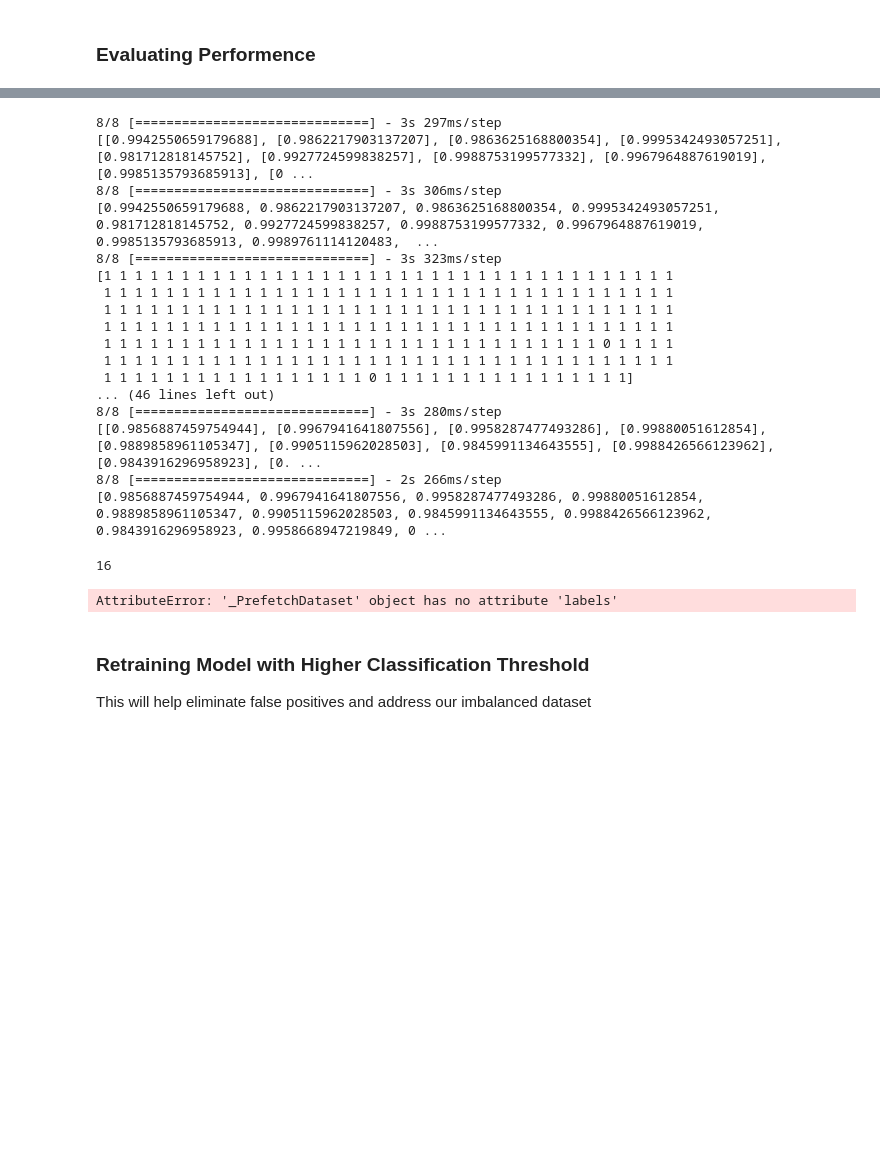
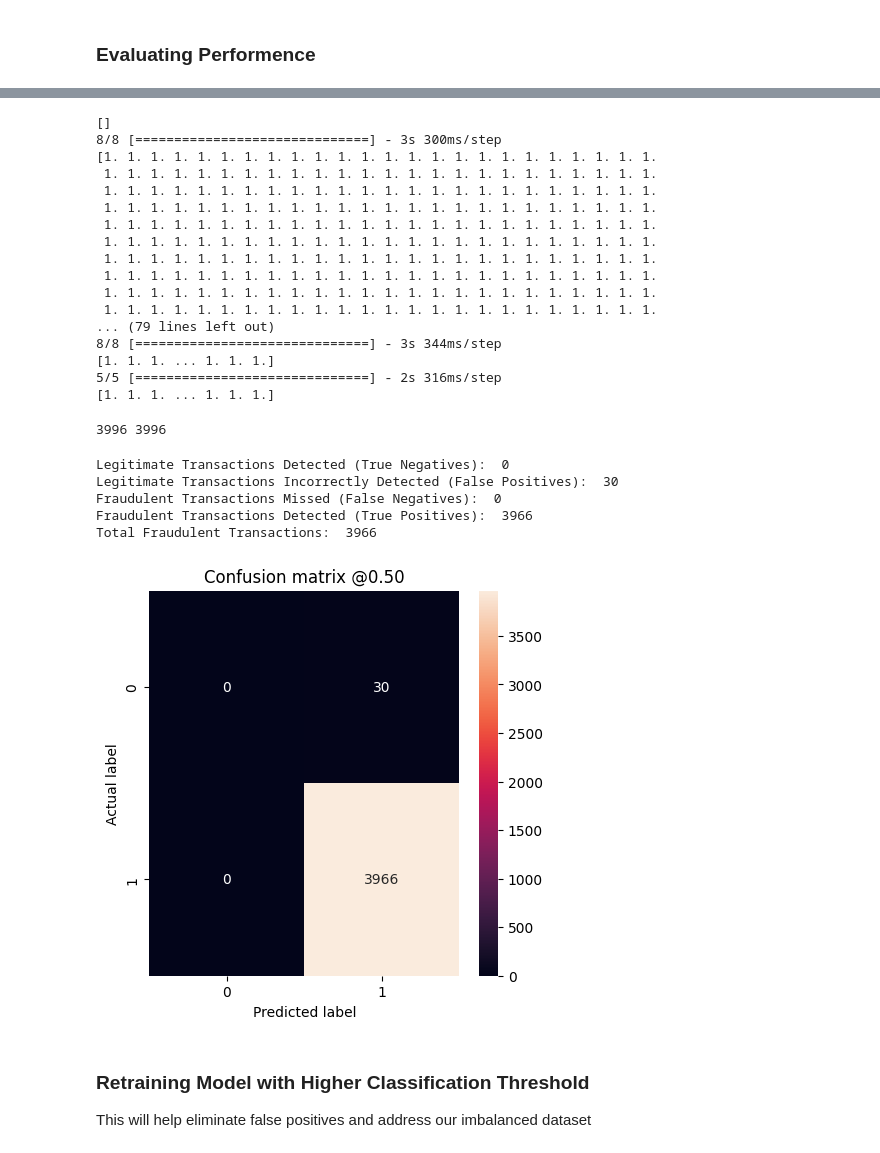
Before and after one commit to pinstripezebra/graffiti_prediction_model, a Jupyter notebook: model_training.ipynb, the cells around one changed output, grey strips where cells are left out. Saved outputs shown, nothing was run; the diff lists cells and outputs as text; code cells hidden in the pictures; blank space fills up the shorter version.

```diff
--- a/model_training.ipynb
+++ b/model_training.ipynb
@@ -193,8 +193,9 @@ for x, y in val_ds:
   #predictions = np.concatenate([predictions, my_model.predict(x)])
     #labels = np.concatenate([labels, np.argmax(y.numpy(), axis=1)])
     #print(y.numpy())
-    print(my_model.predict(x).tolist())
-    predictions = [i[0] for i in my_model.predict(x).tolist()[0]]
+    #print(my_model.predict(x).tolist())
+    #predictions = [i[0] for i in my_model.predict(x).tolist()]
+    #labels = np.concatenate([labels, y.numpy()])
     print(predictions)
     #predictions = np.concatenate([predictions, my_model.predict(x)])
     try:
@@ -202,38 +203,48 @@ for x, y in val_ds:
         labels = np.concatenate([labels, y.numpy()])
         #predictions.append(my_model.predict(x))
         predictions = np.concatenate([predictions,
-                                      [i[0] for i in my_model.predict(x).tolist()[0]]])
+                                      [round(i[0],0) for i in my_model.predict(x).tolist()]])
     except:
-        print(y.numpy())
+        #print(y.numpy())
+        print("fail")
 
 print(predictions)
+predictions = [int(round(i, 0)) for i in predictions]
 # %% [output]
-8/8 [==============================] - 3s 297ms/step
-[[0.9942550659179688], [0.9862217903137207], [0.9863625168800354], [0.9995342493057251], [0.981712818145752], [0.9927724599838257], [0.9988753199577332], [0.9967964887619019], [0.9985135793685913], [0 ...
-8/8 [==============================] - 3s 306ms/step
-[0.9942550659179688, 0.9862217903137207, 0.9863625168800354, 0.9995342493057251, 0.981712818145752, 0.9927724599838257, 0.9988753199577332, 0.9967964887619019, 0.9985135793685913, 0.9989761114120483,  ...
-8/8 [==============================] - 3s 323ms/step
-[1 1 1 1 1 1 1 1 1 1 1 1 1 1 1 1 1 1 1 1 1 1 1 1 1 1 1 1 1 1 1 1 1 1 1 1 1
- 1 1 1 1 1 1 1 1 1 1 1 1 1 1 1 1 1 1 1 1 1 1 1 1 1 1 1 1 1 1 1 1 1 1 1 1 1
- 1 1 1 1 1 1 1 1 1 1 1 1 1 1 1 1 1 1 1 1 1 1 1 1 1 1 1 1 1 1 1 1 1 1 1 1 1
- 1 1 1 1 1 1 1 1 1 1 1 1 1 1 1 1 1 1 1 1 1 1 1 1 1 1 1 1 1 1 1 1 1 1 1 1 1
- 1 1 1 1 1 1 1 1 1 1 1 1 1 1 1 1 1 1 1 1 1 1 1 1 1 1 1 1 1 1 1 1 0 1 1 1 1
- 1 1 1 1 1 1 1 1 1 1 1 1 1 1 1 1 1 1 1 1 1 1 1 1 1 1 1 1 1 1 1 1 1 1 1 1 1
- 1 1 1 1 1 1 1 1 1 1 1 1 1 1 1 1 1 0 1 1 1 1 1 1 1 1 1 1 1 1 1 1 1 1]
-... (46 lines left out)
-8/8 [==============================] - 3s 280ms/step
-[[0.9856887459754944], [0.9967941641807556], [0.9958287477493286], [0.99880051612854], [0.9889858961105347], [0.9905115962028503], [0.9845991134643555], [0.9988426566123962], [0.9843916296958923], [0. ...
-8/8 [==============================] - 2s 266ms/step
-[0.9856887459754944, 0.9967941641807556, 0.9958287477493286, 0.99880051612854, 0.9889858961105347, 0.9905115962028503, 0.9845991134643555, 0.9988426566123962, 0.9843916296958923, 0.9958668947219849, 0 ...
+[]
+8/8 [==============================] - 3s 300ms/step
+[1. 1. 1. 1. 1. 1. 1. 1. 1. 1. 1. 1. 1. 1. 1. 1. 1. 1. 1. 1. 1. 1. 1. 1.
+ 1. 1. 1. 1. 1. 1. 1. 1. 1. 1. 1. 1. 1. 1. 1. 1. 1. 1. 1. 1. 1. 1. 1. 1.
+ 1. 1. 1. 1. 1. 1. 1. 1. 1. 1. 1. 1. 1. 1. 1. 1. 1. 1. 1. 1. 1. 1. 1. 1.
+ 1. 1. 1. 1. 1. 1. 1. 1. 1. 1. 1. 1. 1. 1. 1. 1. 1. 1. 1. 1. 1. 1. 1. 1.
+ 1. 1. 1. 1. 1. 1. 1. 1. 1. 1. 1. 1. 1. 1. 1. 1. 1. 1. 1. 1. 1. 1. 1. 1.
+ 1. 1. 1. 1. 1. 1. 1. 1. 1. 1. 1. 1. 1. 1. 1. 1. 1. 1. 1. 1. 1. 1. 1. 1.
+ 1. 1. 1. 1. 1. 1. 1. 1. 1. 1. 1. 1. 1. 1. 1. 1. 1. 1. 1. 1. 1. 1. 1. 1.
+ 1. 1. 1. 1. 1. 1. 1. 1. 1. 1. 1. 1. 1. 1. 1. 1. 1. 1. 1. 1. 1. 1. 1. 1.
+ 1. 1. 1. 1. 1. 1. 1. 1. 1. 1. 1. 1. 1. 1. 1. 1. 1. 1. 1. 1. 1. 1. 1. 1.
+ 1. 1. 1. 1. 1. 1. 1. 1. 1. 1. 1. 1. 1. 1. 1. 1. 1. 1. 1. 1. 1. 1. 1. 1.
+... (79 lines left out)
+8/8 [==============================] - 3s 344ms/step
+[1. 1. 1. ... 1. 1. 1.]
+5/5 [==============================] - 2s 316ms/step
+[1. 1. 1. ... 1. 1. 1.]
+# %%
+predictions = np.array(predictions).astype(int)
+labels = np.array(labels).astype(int)
 # %%
-print(len(predictions))
+print(len(predictions), len(labels))
 # %% [output]
-16
+3996 3996
 # %%
 # Generating confusion matrix on test set
-plot_cm(val_ds.labels, test_predictions_baseline)
+plot_cm(labels, predictions)
 # %% [output]
-AttributeError: '_PrefetchDataset' object has no attribute 'labels'
+Legitimate Transactions Detected (True Negatives):  0
+Legitimate Transactions Incorrectly Detected (False Positives):  30
+Fraudulent Transactions Missed (False Negatives):  0
+Fraudulent Transactions Detected (True Positives):  3966
+Total Fraudulent Transactions:  3966
+[figure, added]
 # %%
 # Plotting loss over training epochs
 plot_result(history)
```
Also changed, not shown: parts of 2 cells of this notebook.
